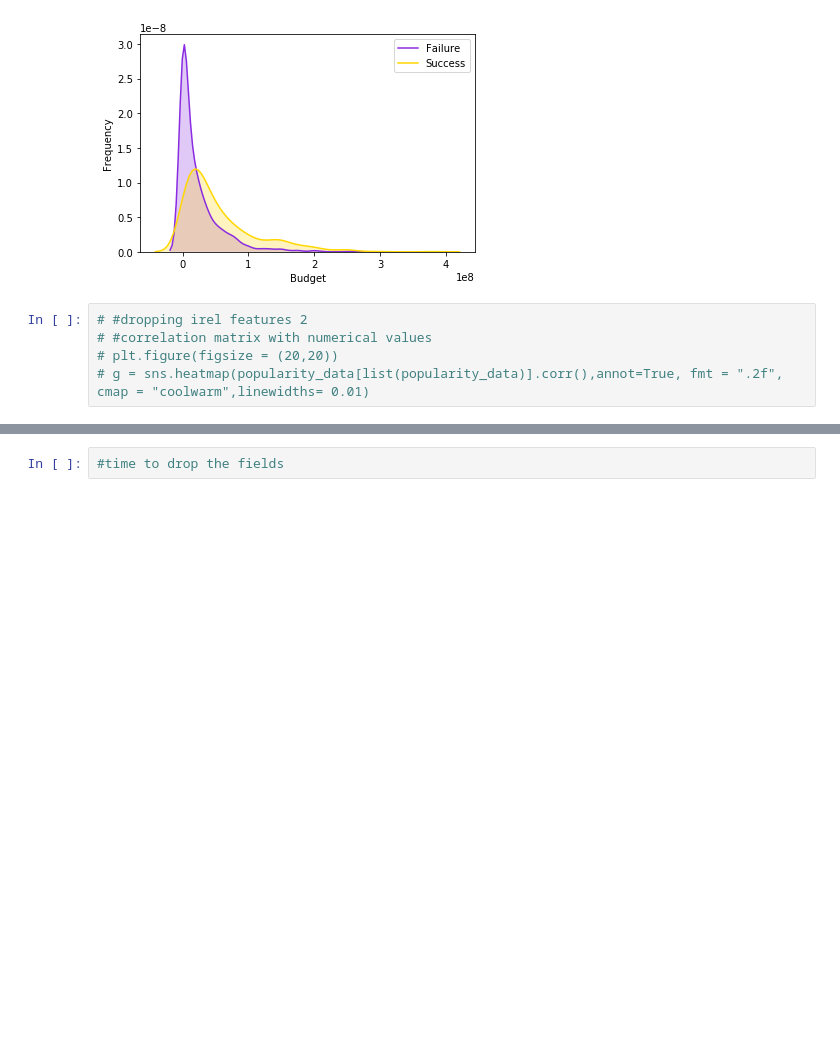
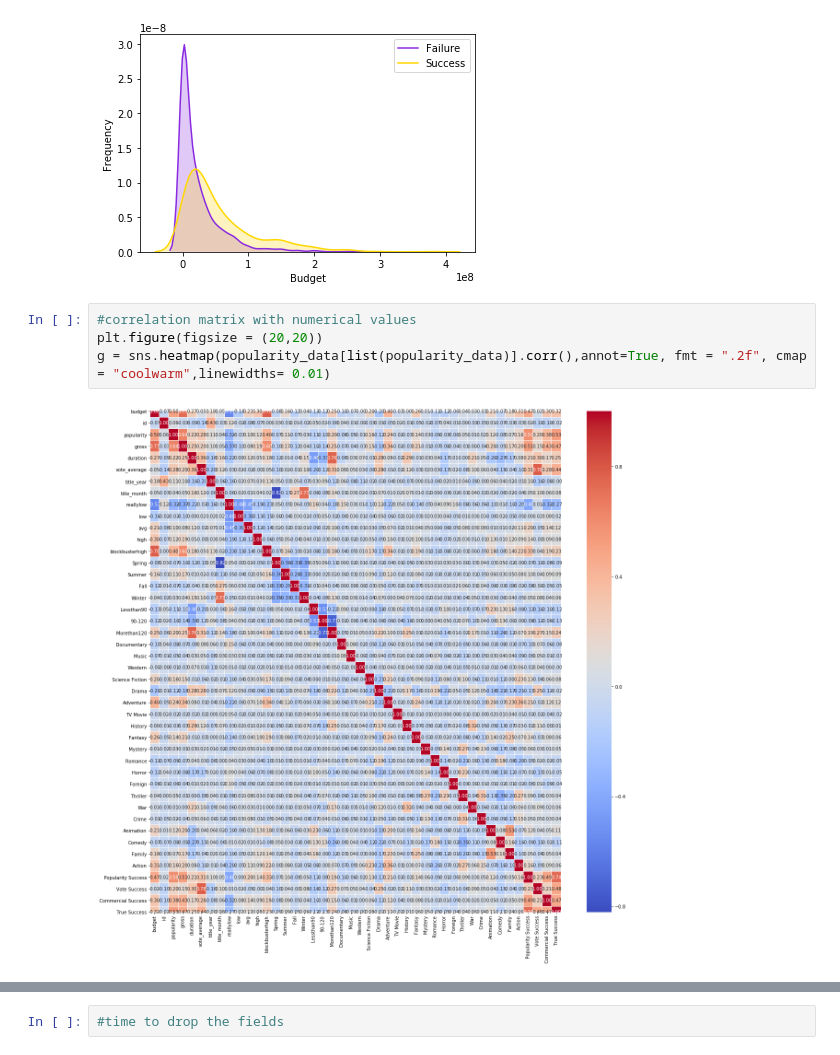
Before and after one commit to jzhan2543/fall19ml-moviepredictions, a Jupyter notebook: movie_notebook.ipynb, the cells around one changed output, grey strips where cells are left out. Cells and saved outputs as stored; diff of their text form; blank space fills up the shorter version.

Commit message:
some more graphs

```diff
--- a/movie_notebook.ipynb
+++ b/movie_notebook.ipynb
@@ -339,7 +339,8 @@ g = g.legend(["Failure","Success"])
 # %% [output]
 [figure]
 # %%
-# #dropping irel features 2
-# #correlation matrix with numerical values
-# plt.figure(figsize = (20,20))
-# g = sns.heatmap(popularity_data[list(popularity_data)].corr(),annot=True, fmt = ".2f", cmap = "coolwarm",linewidths= 0.01)
+#correlation matrix with numerical values
+plt.figure(figsize = (20,20))
+g = sns.heatmap(popularity_data[list(popularity_data)].corr(),annot=True, fmt = ".2f", cmap = "coolwarm",linewidths= 0.01)
+# %% [output]
+[figure, added]
```
Also changed, not shown: parts of 22 cells of this notebook.
